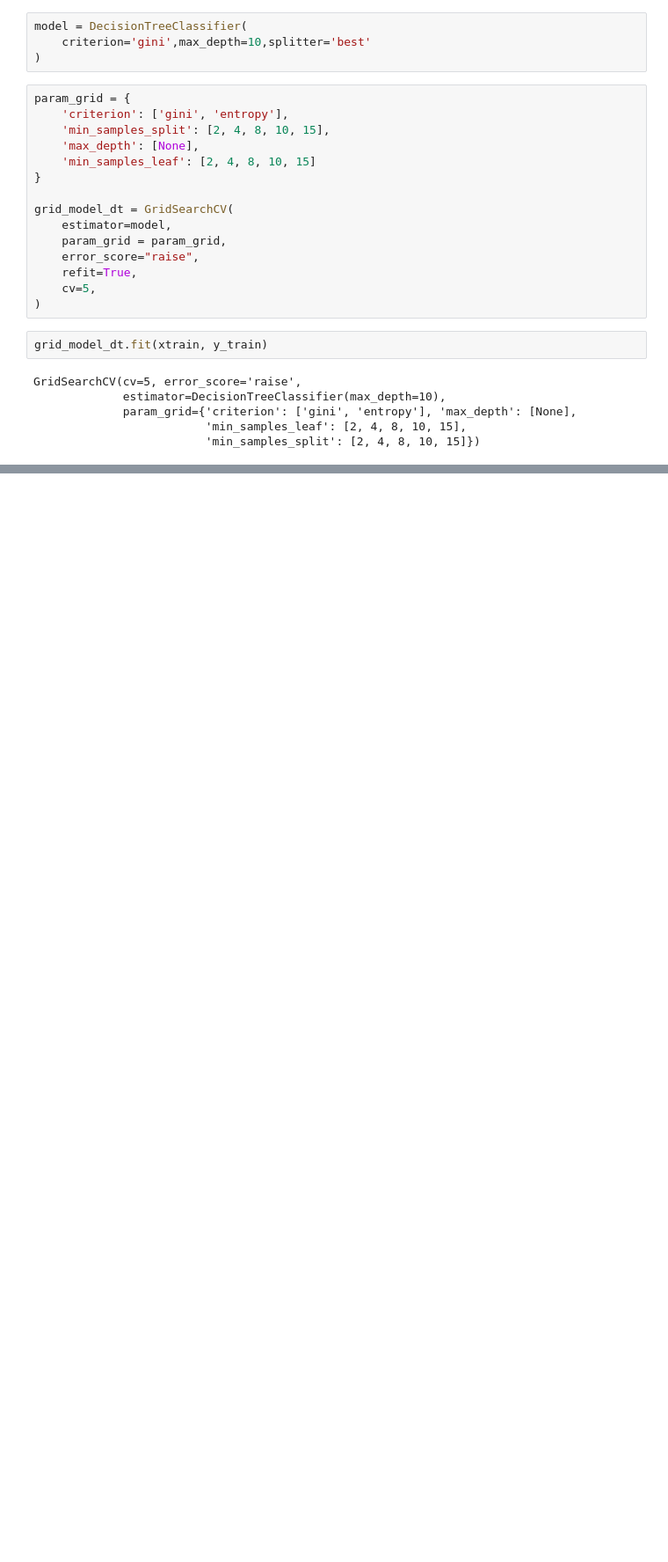
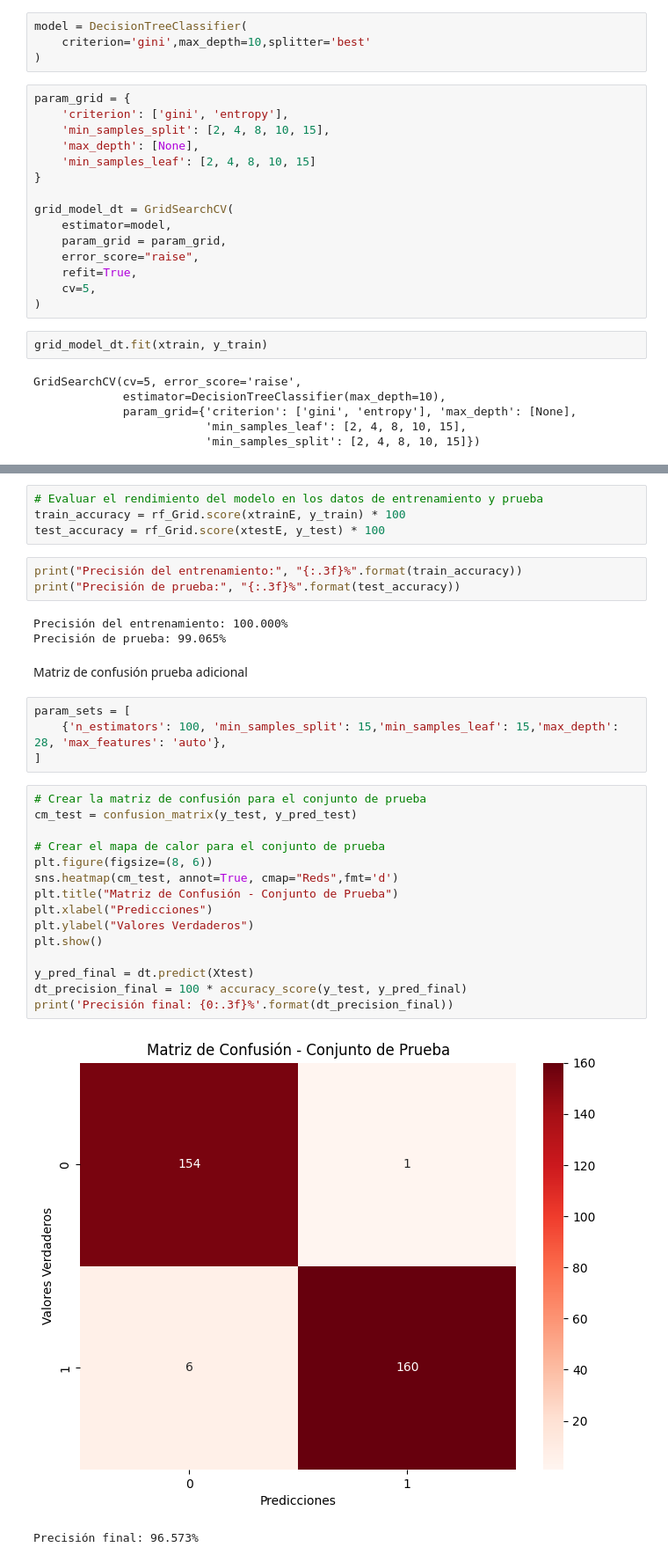
Before and after one commit to JoseQuinteroTC/IA-ML-, a Jupyter notebook: IA ML/Entregable_IA.ipynb, the cells around one changed output, grey strips where cells are left out. Shown at 88% size. Cells and saved outputs as stored; diff of their text form; blank space fills up the shorter version.

```diff
--- a/IA ML/Entregable_IA.ipynb
+++ b/IA ML/Entregable_IA.ipynb
@@ -808,0 +968,34 @@ Precisión final: 94.927%
+# %%
+# Evaluar el rendimiento del modelo en los datos de entrenamiento y prueba
+train_accuracy = rf_Grid.score(xtrainE, y_train) * 100
+test_accuracy = rf_Grid.score(xtestE, y_test) * 100
+# %%
+print("Precisión del entrenamiento:", "{:.3f}%".format(train_accuracy))
+print("Precisión de prueba:", "{:.3f}%".format(test_accuracy))
+# %% [output]
+Precisión del entrenamiento: 100.000%
+Precisión de prueba: 99.065%
+# %% [markdown]
+Matriz de confusión prueba adicional
+# %%
+param_sets = [
+    {'n_estimators': 100, 'min_samples_split': 15,'min_samples_leaf': 15,'max_depth': 28, 'max_features': 'auto'},
+]
+# %%
+# Crear la matriz de confusión para el conjunto de prueba
+cm_test = confusion_matrix(y_test, y_pred_test)
+
+# Crear el mapa de calor para el conjunto de prueba
+plt.figure(figsize=(8, 6))
+sns.heatmap(cm_test, annot=True, cmap="Reds",fmt='d')
+plt.title("Matriz de Confusión - Conjunto de Prueba")
+plt.xlabel("Predicciones")
+plt.ylabel("Valores Verdaderos")
+plt.show()
+
+y_pred_final = dt.predict(Xtest)
+dt_precision_final = 100 * accuracy_score(y_test, y_pred_final)
+print('Precisión final: {0:.3f}%'.format(dt_precision_final))
+# %% [output]
+[figure, added]
+Precisión final: 96.573%
```
Also changed, not shown: parts of 45 cells of this notebook, 1 other file.
